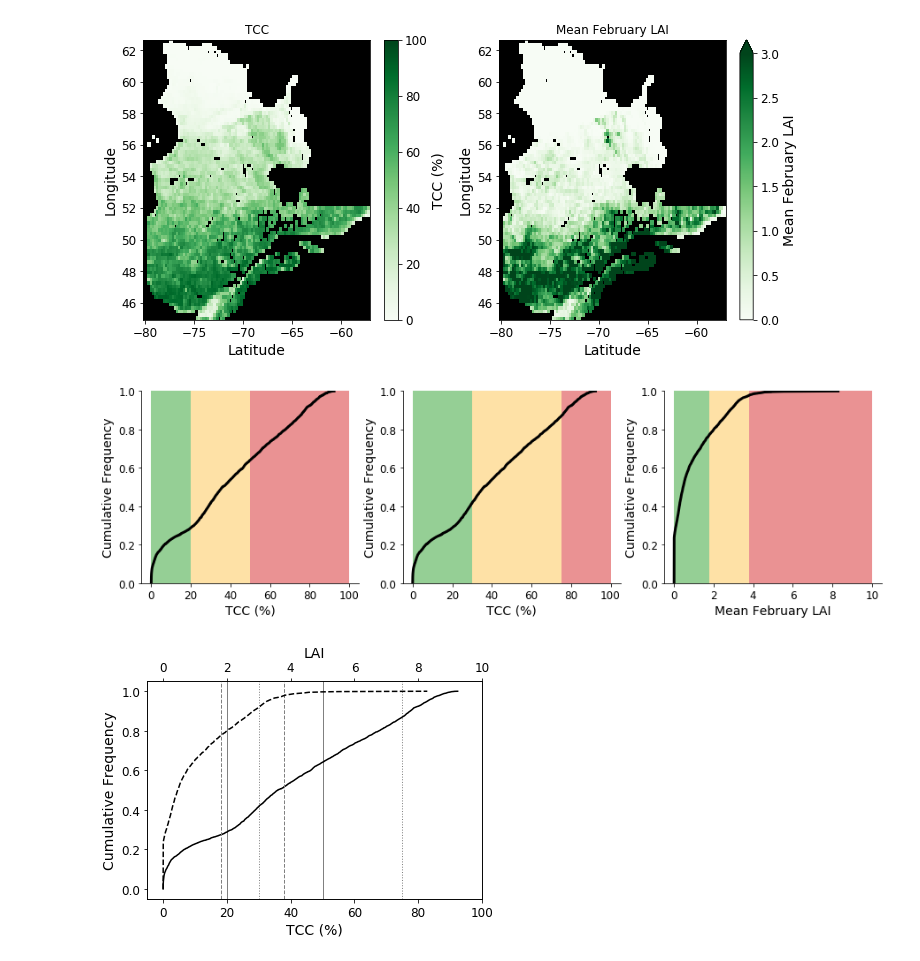
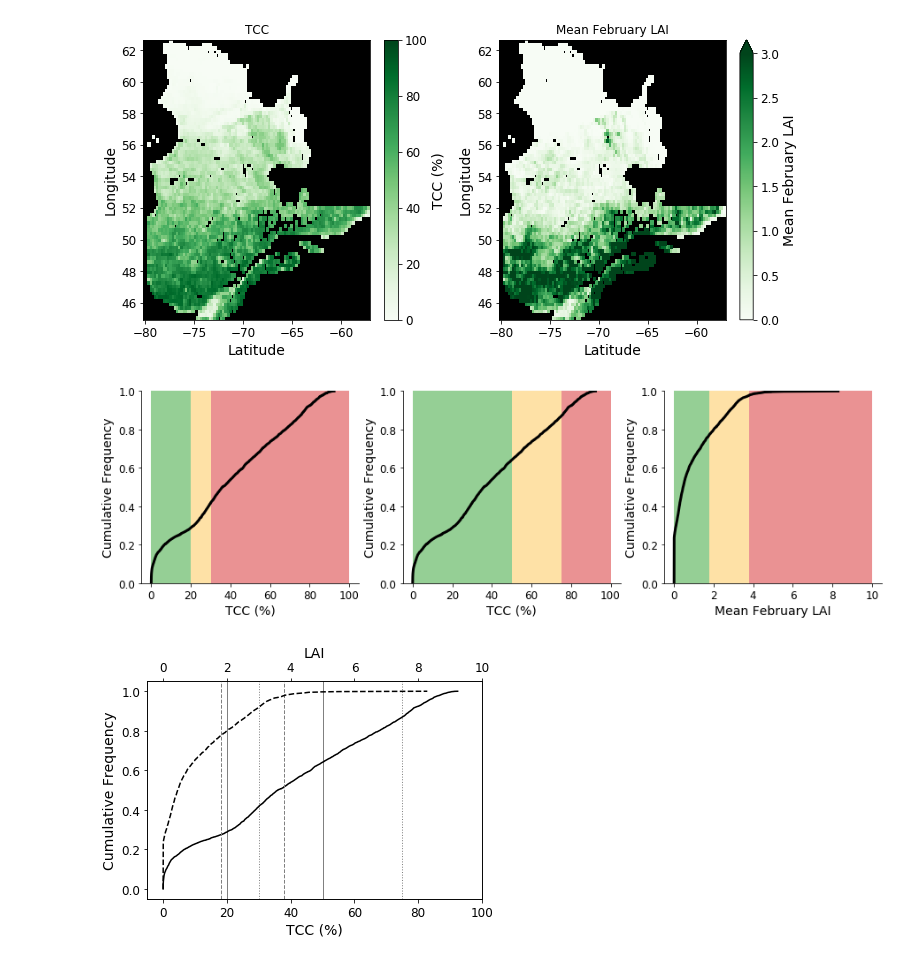
Before and after one commit to spestana/ssum, a Jupyter notebook: quebec-plots.ipynb, the cells around one changed output. Drawn from its saved outputs; the diff is of its cells as text; code cells hidden in the pictures.

Commit message:
Fix threshold cdf plots and update map figures

```diff
--- a/quebec-plots.ipynb
+++ b/quebec-plots.ipynb
@@ -193,10 +193,10 @@ ax0.plot(tcc_cdf_x, tcc_cdf_y, '-', lw=3, c='k', label='TCC', zorder=999)
 #ax.axvline(30, c='grey', linestyle='--', lw=1, zorder=-99)
 #ax.axvline(75, c='grey', linestyle='--', lw=1, zorder=-99)
 #ax.fill_between([20, 50], y1=1, y2=0, hatch='\\\\', edgecolor='#fec44f', facecolor='none', zorder=99)
-ax0.fill_between([20, 50], y1=1, y2=0, facecolor='#fec44f', alpha=0.5)
+ax0.fill_between([20, 30], y1=1, y2=0, facecolor='#fec44f', alpha=0.5)
 #ax.fill_between([30, 75], y1=1, y2=0, hatch='//', edgecolor='#fec44f', facecolor='none', zorder=99)
 ax0.fill_between([0, 20], y1=1, y2=0, facecolor='tab:green', alpha=0.5)
-ax0.fill_between([50, 100], y1=1, y2=0, facecolor='tab:red', alpha=0.5)
+ax0.fill_between([30, 100], y1=1, y2=0, facecolor='tab:red', alpha=0.5)
 
 # TCC CDF #2
 ax.plot(tcc_cdf_x, tcc_cdf_y, '-', lw=3, c='k', label='TCC', zorder=999)
@@ -206,9 +206,9 @@ ax.plot(tcc_cdf_x, tcc_cdf_y, '-', lw=3, c='k', label='TCC', zorder=999)
 #ax.axvline(30, c='grey', linestyle='--', lw=1, zorder=-99)
 #ax.axvline(75, c='grey', linestyle='--', lw=1, zorder=-99)
 #ax.fill_between([20, 50], y1=1, y2=0, hatch='\\\\', edgecolor='#fec44f', facecolor='none', zorder=99)
-ax.fill_between([30, 75], y1=1, y2=0, facecolor='#fec44f', alpha=0.5)
+ax.fill_between([50, 75], y1=1, y2=0, facecolor='#fec44f', alpha=0.5)
 #ax.fill_between([30, 75], y1=1, y2=0, hatch='//', edgecolor='#fec44f', facecolor='none', zorder=99)
-ax.fill_between([0, 30], y1=1, y2=0, facecolor='tab:green', alpha=0.5)
+ax.fill_between([0, 50], y1=1, y2=0, facecolor='tab:green', alpha=0.5)
 ax.fill_between([75, 100], y1=1, y2=0, facecolor='tab:red', alpha=0.5)
 
 # LAI CDF
@@ -218,34 +218,34 @@ ax2.plot(lai_cdf_x, lai_cdf_y, '-', lw=3, c='k', label='MODIS LAI', zorder=999)
 #ax2.axvline(3.8, c='grey', lw=1, zorder=-99)
 #ax2.fill_between([1.8, 3.8], y1=1, y2=0, hatch='\\\\', edgecolor='#fec44f', facecolor='none')
 ax2.fill_between([1.8,3.8], y1=1, y2=0, facecolor='#fec44f', alpha=0.5)
 ax2.fill_between([0, 1.8], y1=1, y2=0, facecolor='tab:green', alpha=0.5)
 ax2.fill_between([3.8, 10], y1=1, y2=0, facecolor='tab:red', alpha=0.5)
 # format CDF plot
 #ax.set_xlim((-5,100))
 #fig.suptitle('CDFs of TCC and LAI')
 ax.set_ylabel('Cumulative Frequency')
 ax2.set_ylabel('Cumulative Frequency')
 ax0.set_ylabel('Cumulative Frequency')
 ax0.set_xlabel('TCC (%)')
 ax.set_xlabel('TCC (%)')
 ax2.set_xlabel('Mean February LAI')
 ax0.set_ylim(0,1)
 ax.set_ylim(0,1)
 ax2.set_ylim(0,1)
 #ax.legend(loc=(.75,.25), frameon=False);
 #ax2.legend(loc=(.75,.18), frameon=False);
 
 ax0.spines['top'].set_visible(False)
 ax0.spines['right'].set_visible(False)
 ax.spines['top'].set_visible(False)
 ax.spines['right'].set_visible(False)
 ax2.spines['top'].set_visible(False)
 ax2.spines['right'].set_visible(False)
 
 # save figure
 plt.savefig('quebec-forest-cdfs-mountainsmasked-v2.jpg')
 # %% [output]
-[figure, old version]
+[figure, new version]
 # %%
 ### CDF plot ###
 fig, ax = plt.subplots(nrows=1,ncols=1,figsize=(6,4),tight_layout=False)
```
Also changed, not shown: 7 other files.
